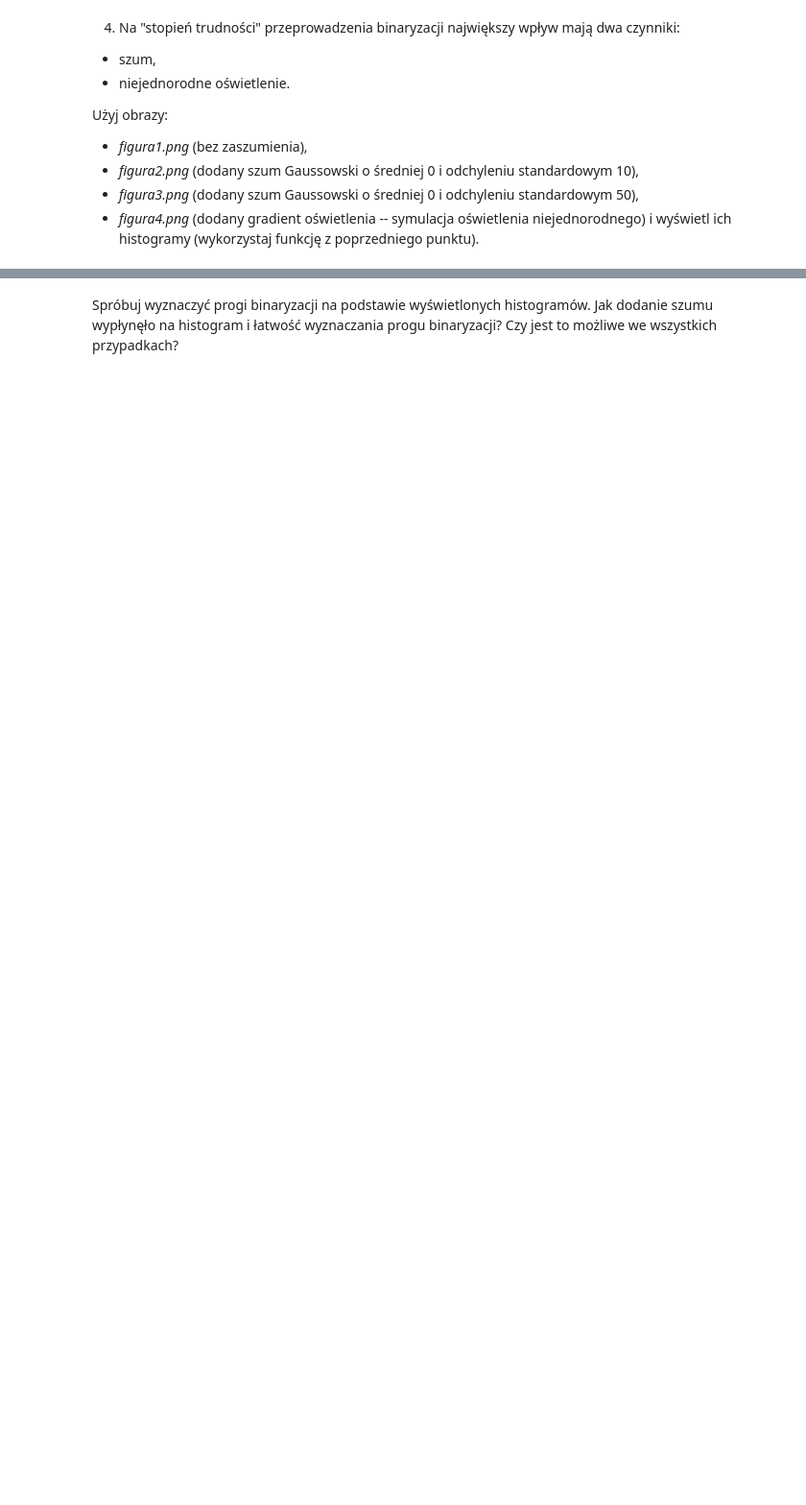
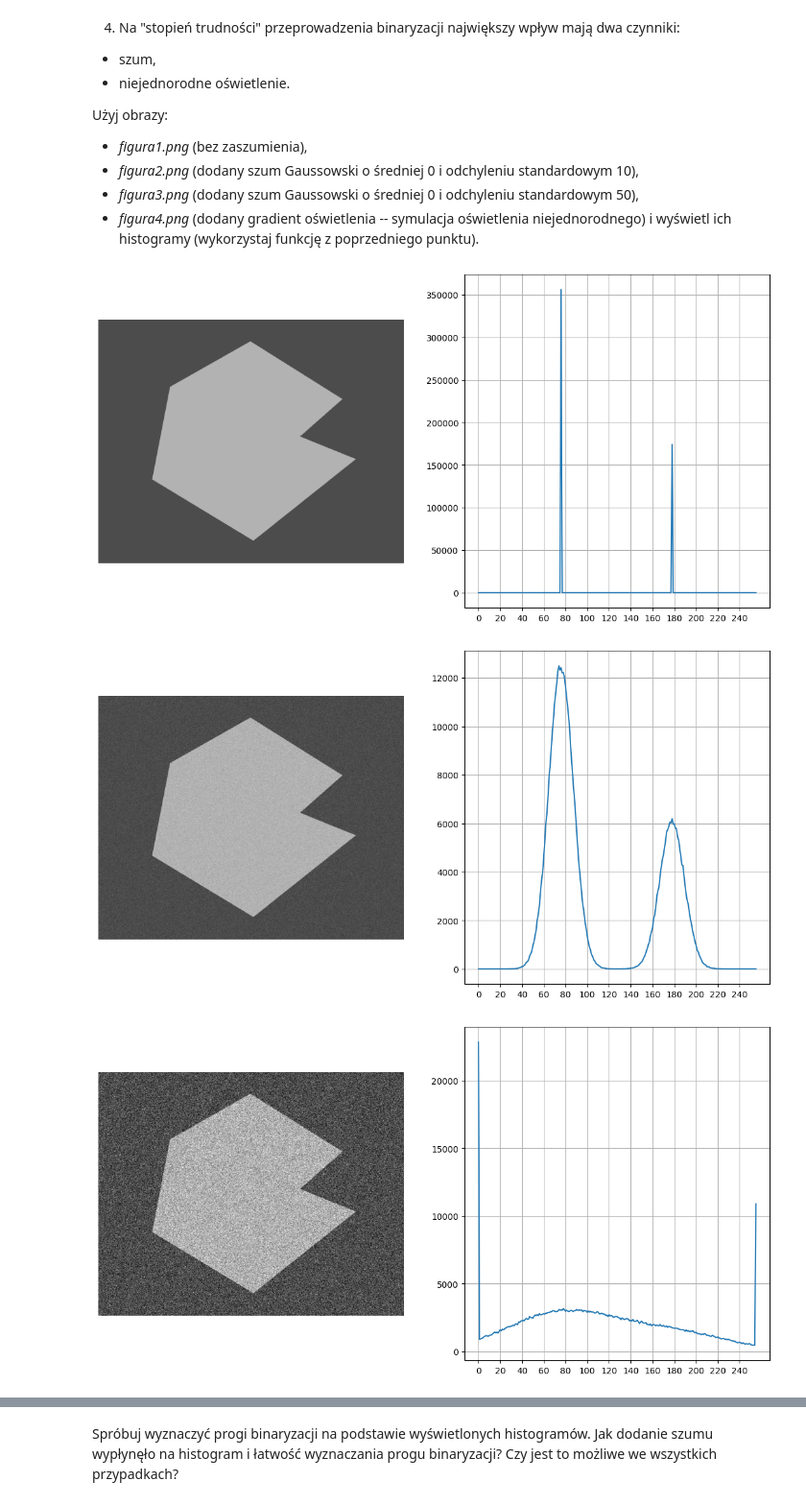
Before and after one commit to sQbanv/Introduction-to-Digital-Image-Processing, a Jupyter notebook: Binaryzacja/04_thresholding.ipynb, the cells around one changed output, grey strips where cells are left out. Shown at 96% size. Drawn from its saved outputs; the diff is of its cells as text; code cells hidden in the pictures; blank space fills up the shorter version.

```diff
--- a/Binaryzacja/04_thresholding.ipynb
+++ b/Binaryzacja/04_thresholding.ipynb
@@ -66,3 +103,22 @@ Użyj obrazy:
  - _figura2.png_ (dodany szum Gaussowski o średniej 0 i odchyleniu standardowym 10),
  - _figura3.png_ (dodany szum Gaussowski o średniej 0 i odchyleniu standardowym 50),
  - _figura4.png_ (dodany gradient oświetlenia -- symulacja oświetlenia niejednorodnego) i wyświetl ich histogramy (wykorzystaj funkcję z poprzedniego punktu).
+# %%
+fig1 = cv2.imread('figura1.png')
+fig2 = cv2.imread('figura2.png')
+fig3 = cv2.imread('figura3.png')
+fig4 = cv2.imread('figura4.png')
+
+fig1_hist = cv2.calcHist([fig1], [0], None, [256], [0, 256])
+fig2_hist = cv2.calcHist([fig2], [0], None, [256], [0, 256])
+fig3_hist = cv2.calcHist([fig3], [0], None, [256], [0, 256])
+fig4_hist = cv2.calcHist([fig4], [0], None, [256], [0, 256])
+
+draw_img_and_hist(fig1, fig1_hist)
+draw_img_and_hist(fig2, fig2_hist)
+draw_img_and_hist(fig3, fig3_hist)
+draw_img_and_hist(fig4, fig4_hist)
+# %% [output]
+[figure, added]
+[figure, added]
+[figure, added]
```
Also changed, not shown: parts of 7 cells of this notebook, 9 other files.
